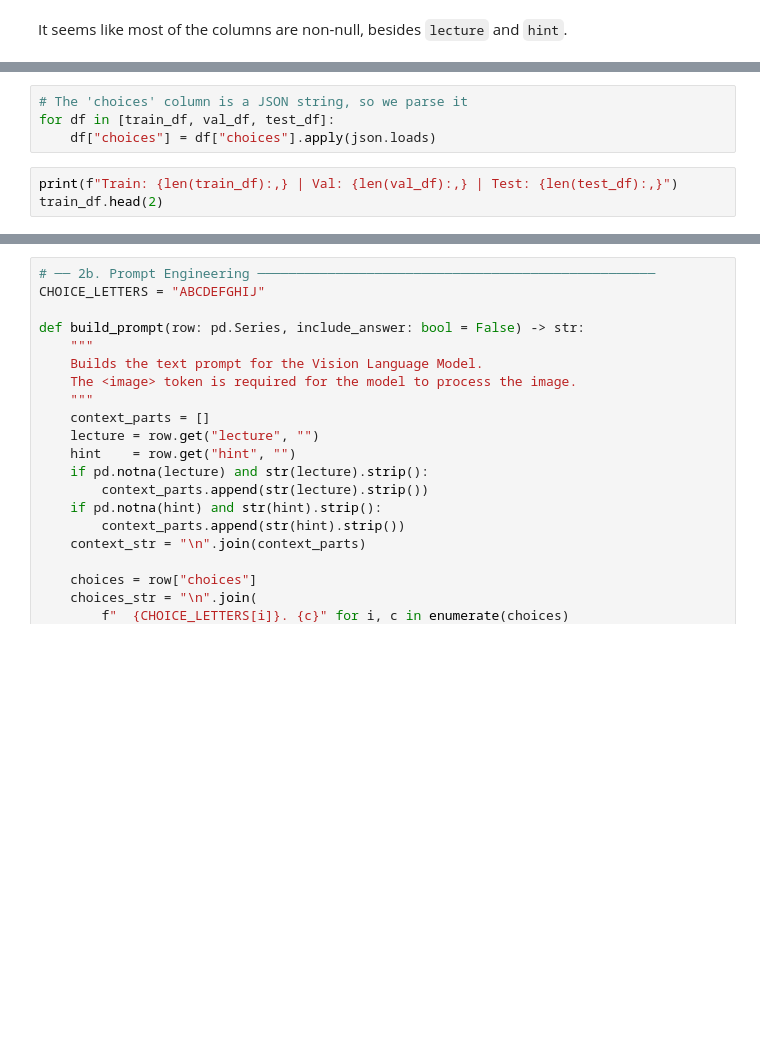
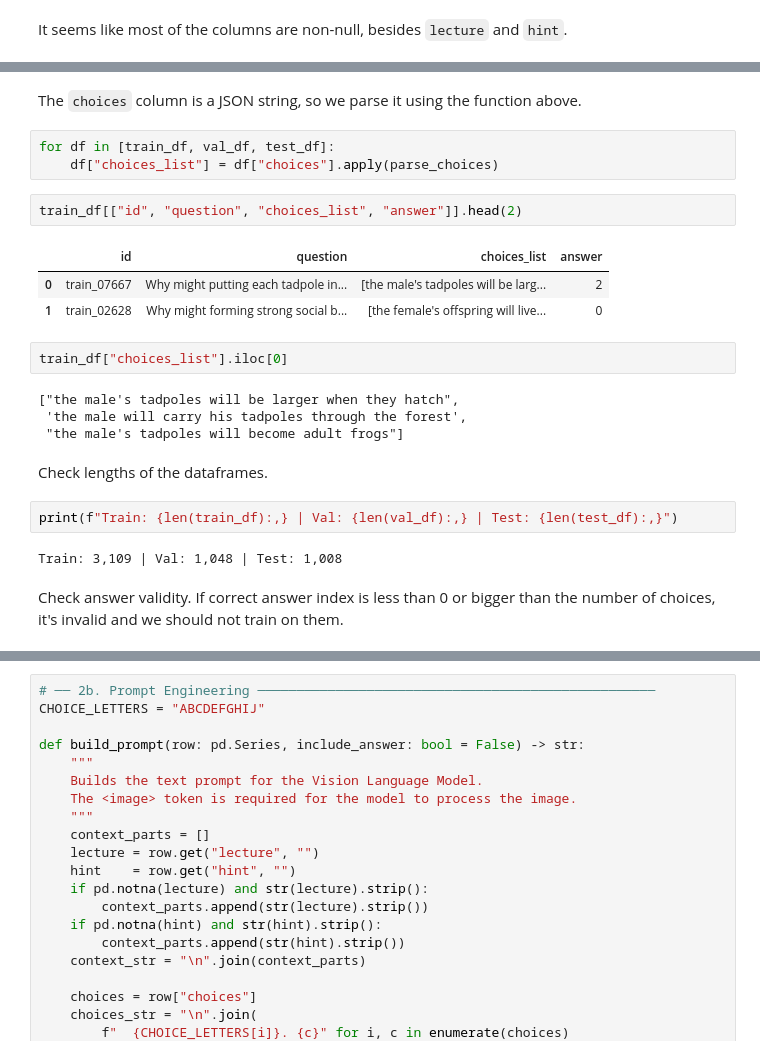
Before and after one commit to mariiaonokhina/Pixels-to-Predictions-Kaggle-Competition, a Jupyter notebook: starter_notebook.ipynb, the cells around one changed output, grey strips where cells are left out. Cells and saved outputs as stored; diff of their text form; blank space fills up the shorter version.

````diff
--- a/starter_notebook.ipynb
+++ b/starter_notebook.ipynb
@@ -211,7 +221,25 @@
+# %% [markdown]
+The ```choices``` column is a JSON string, so we parse it using the function above.
 # %%
-# The 'choices' column is a JSON string, so we parse it
 for df in [train_df, val_df, test_df]:
-    df["choices"] = df["choices"].apply(json.loads)
+    df["choices_list"] = df["choices"].apply(parse_choices)
+# %%
+train_df[["id", "question", "choices_list", "answer"]].head(2)
+# %% [output]
+|  | id | question | choices_list | answer |
+| 0 | train_07667 | Why might putting each tadpole in... | [the male's tadpoles will be larg... | 2 |
+| 1 | train_02628 | Why might forming strong social b... | [the female's offspring will live... | 0 |
+# %%
+train_df["choices_list"].iloc[0]
+# %% [output]
+["the male's tadpoles will be larger when they hatch",
+ 'the male will carry his tadpoles through the forest',
+ "the male's tadpoles will become adult frogs"]
+# %% [markdown]
+Check lengths of the dataframes.
 # %%
 print(f"Train: {len(train_df):,} | Val: {len(val_df):,} | Test: {len(test_df):,}")
-train_df.head(2)
+# %% [output]
+Train: 3,109 | Val: 1,048 | Test: 1,008
+# %% [markdown]
+Check answer validity. If correct answer index is less than 0 or bigger than the number of choices, it's invalid and we should not train on them.
````
Also changed, not shown: parts of 8 cells of this notebook.
